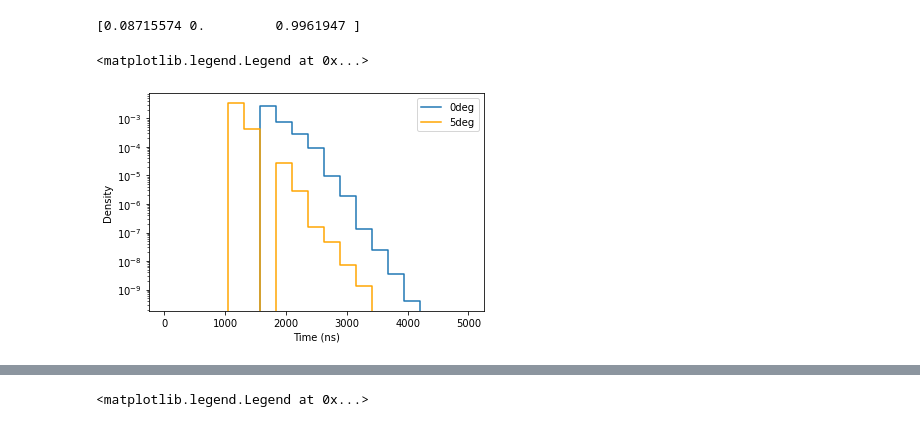
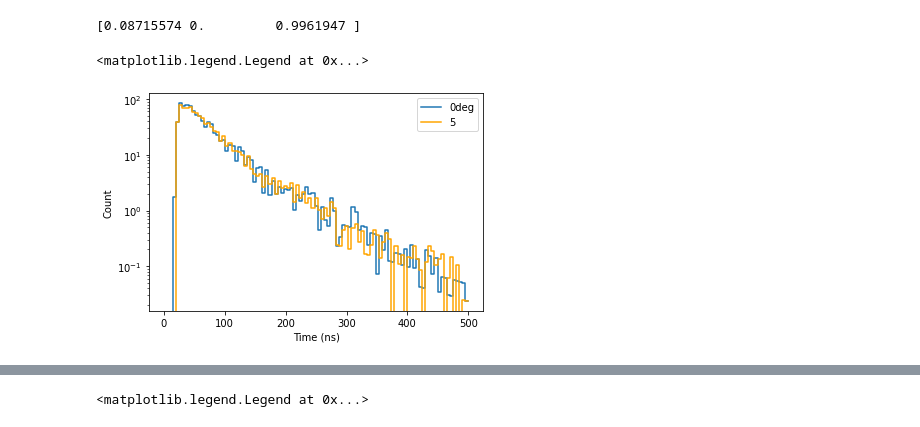
Before and after one commit to pone-software/hyperion, a Jupyter notebook: examples/photon_propagation_lidar.ipynb, the cells around one changed output, grey strips where cells are left out. Drawn from its saved outputs; the diff is of its cells as text; code cells hidden in the pictures.

```diff
--- a/examples/photon_propagation_lidar.ipynb
+++ b/examples/photon_propagation_lidar.ipynb
@@ -76,7 +76,7 @@ intersection_f = make_photon_circle_intersection(circle_pos, circle_normal, circ
 scattering_function = mixed_hg_rayleigh_antares
 
 # Use the ANTARES wavelength dependent scattering length
-scattering_length_function = lambda wavelength: 200 # m
+scattering_length_function = lambda wavelength: 100 # m
 """
 Note: you can also set the `scattering_length_function` to `sca_len_func_antares`
 """
@@ -101,10 +101,14 @@ abs_len = make_cascadia_abs_len_func(sca_len_func_antares)(led_wavelength)
 print(f"Abs. length: {abs_len:.2f}m, Sca. length: {sca_len:.2f}m")
 
 photon_prob_cutoff = 1E-10
-steps = 10
+steps = 12
 prop_lengths = scipy.stats.gamma.rvs(steps, scale=sca_len, size=100000)
 abs_weights = np.exp(-prop_lengths / abs_len)
 
 perc_of_score = scipy.stats.percentileofscore(abs_weights, photon_prob_cutoff)
+
+frac_surv = abs_weights.sum() / prop_lengths.shape[0]
+
 print(f"Percent of photons with surv prob < {photon_prob_cutoff:.0E}: {perc_of_score:.1f}")
+print(f"Combined fractional weight of photons : {frac_surv:.2E}")
 # %% [output]
@@ -160,4 +220,4 @@ def collect_hits(traj_func, nphotons, nsims, seed=0, sim_limit=1e7):
 
     return isec_times, ar_dirs, isec_pos, sims_cnt
 # %%
-data = collect_hits(trajec_fun_v, 5E6, 500)
+data = collect_hits(trajec_fun_v, 5E6, 1500)
@@ -190,29 +256,29 @@ second_trajec_fun = make_photon_trajectory_fun(
 )
 
 second_trajec_fun_v = jit(vmap(second_trajec_fun, in_axes=[0]))
-data2 = collect_hits(second_trajec_fun_v, 5E6, 500)
+data2 = collect_hits(second_trajec_fun_v, 5E6, 1500)
 # %% [output]
 [0.08715574 0.         0.9961947 ]
 # %%
 def make_plot_data(data):
 
     arriv_times = data[0]
     prop_dist = data[0] * c_medium_f(led_wavelength)/1E9
     abs_weight = np.exp(-prop_dist / abs_len)
 
-    return arriv_times, abs_weight
+    return arriv_times, abs_weight, np.degrees(jnp.arccos(data[1][:, 2]))
 
 pl_data_1 = make_plot_data(data)
 pl_data_2 = make_plot_data(data2)
 
-sns.histplot(x=pl_data_1[0], bins=np.linspace(0, 5000, 20), weights=pl_data_1[1], stat="density", label="0deg", fill=False, element="step")
-sns.histplot(x=pl_data_2[0], bins=np.linspace(0, 5000, 20), weights=pl_data_2[1], color="orange", stat="density", label="5deg", fill=False, element="step")
+sns.histplot(x=pl_data_1[0], bins=np.linspace(0, 500, 100), weights=pl_data_1[1], label="0deg", fill=False, element="step")
+sns.histplot(x=pl_data_2[0], bins=np.linspace(0, 500, 100), weights=pl_data_2[1], color="orange", label=f"{np.degrees(laser_theta):.0f}", fill=False, element="step")
 
 
 
 plt.semilogy()
 plt.xlabel("Time (ns)")
 plt.legend()
 # %% [output]
 <matplotlib.legend.Legend at 0x...>
-[figure, old version]
+[figure, new version]
```
Also changed, not shown: parts of 9 cells of this notebook, 1 other file.
